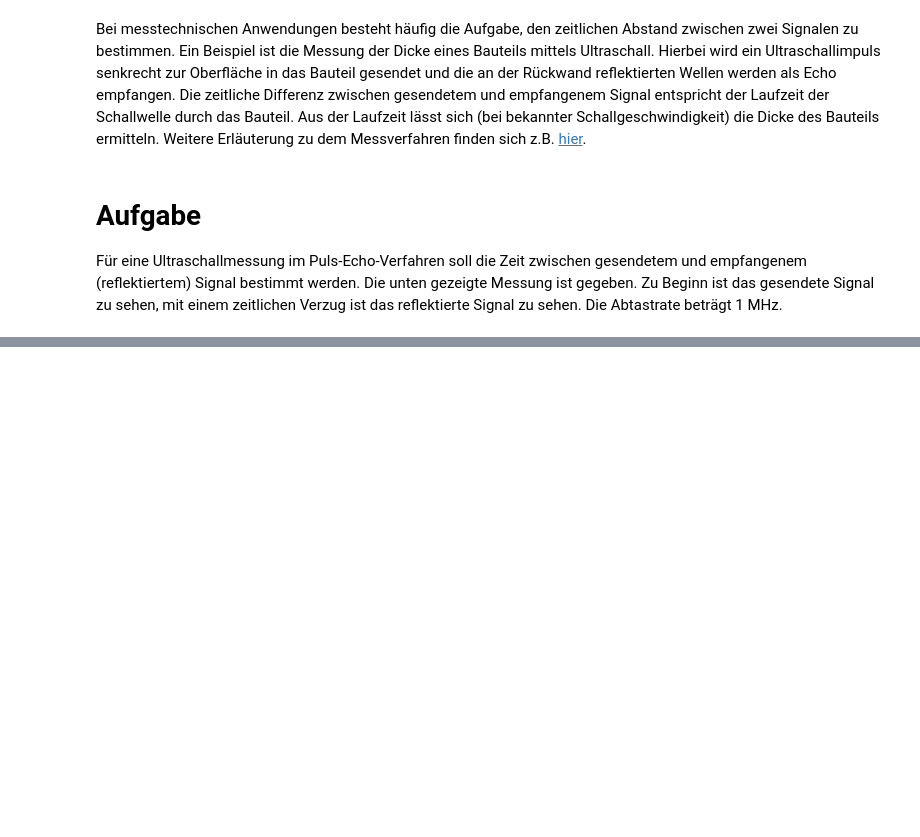
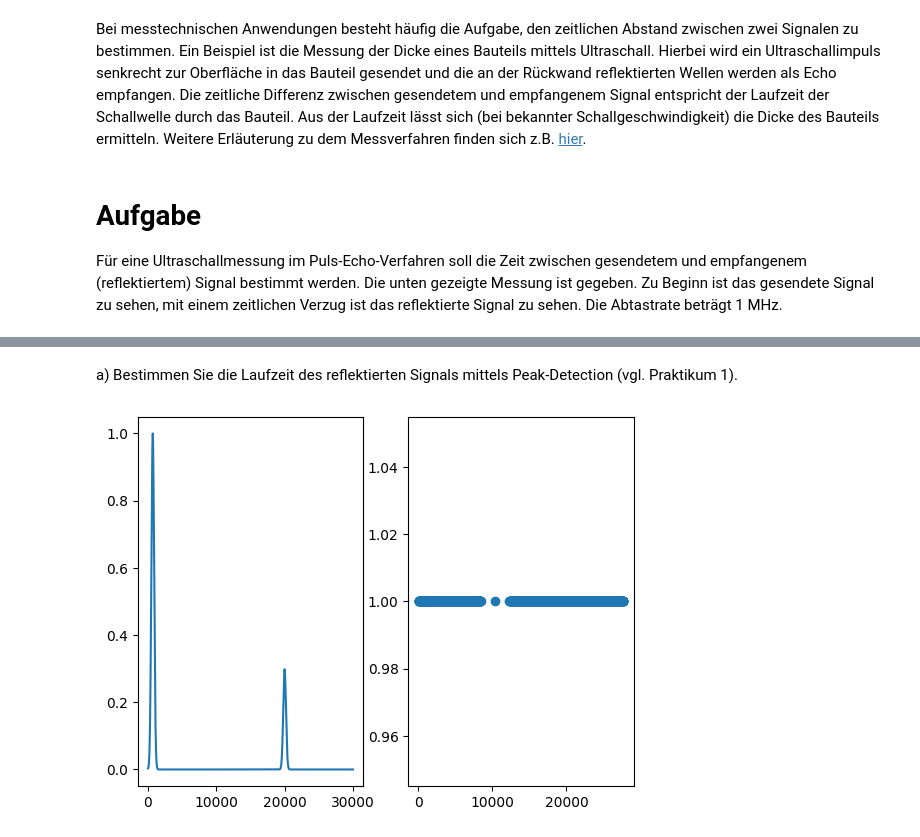
Before and after one commit to Nummer42O/Praktikum_Signalverarbeitung, a Jupyter notebook: P4/SigProc_Praktikum04.ipynb, the cells around one changed output, grey strips where cells are left out. Drawn from its saved outputs; the diff is of its cells as text; code cells hidden in the pictures; blank space fills up the shorter version.

```diff
--- a/P4/SigProc_Praktikum04.ipynb
+++ b/P4/SigProc_Praktikum04.ipynb
@@ -27,0 +36,14 @@ plt.show()
+# %% [markdown]
+a) Bestimmen Sie die Laufzeit des reflektierten Signals mittels Peak-Detection (vgl. Praktikum 1).
+# %%
+peaks_s1, _ = signal.find_peaks(s1)
+
+interp_s1_peaks = np.interp(np.arange(30_000), peaks_s1, s1[peaks_s1])
+
+plt.subplot(1, 2, 1);
+plt.plot(interp_s1_peaks);
+plt.subplot(1, 2, 2);
+plt.scatter(peaks_s1, np.ones(peaks_s1.shape));
+plt.show();
+# %% [output]
+[figure, added]
```
Also changed, not shown: parts of 18 cells of this notebook.
